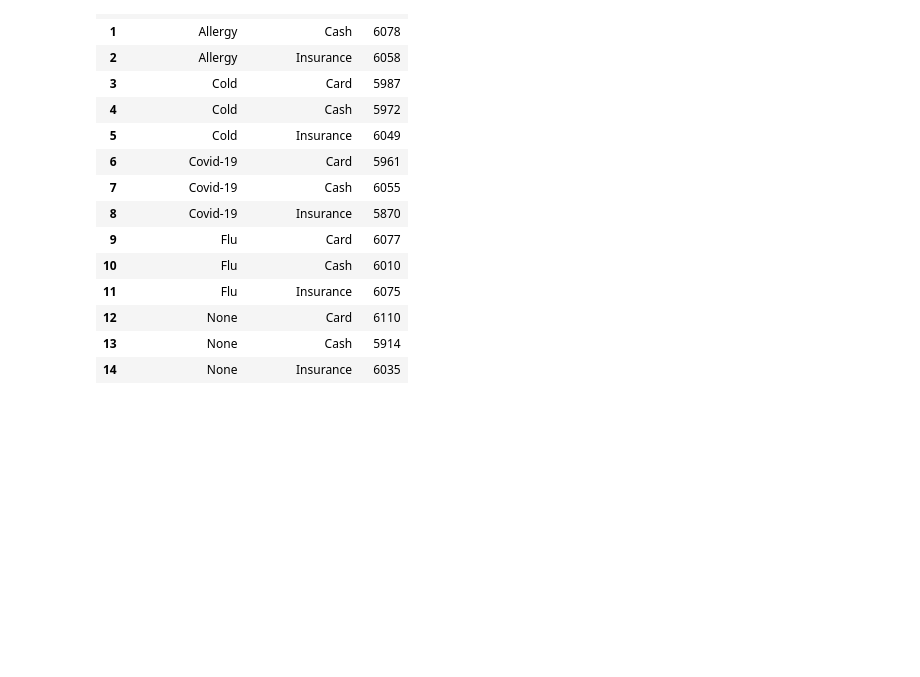
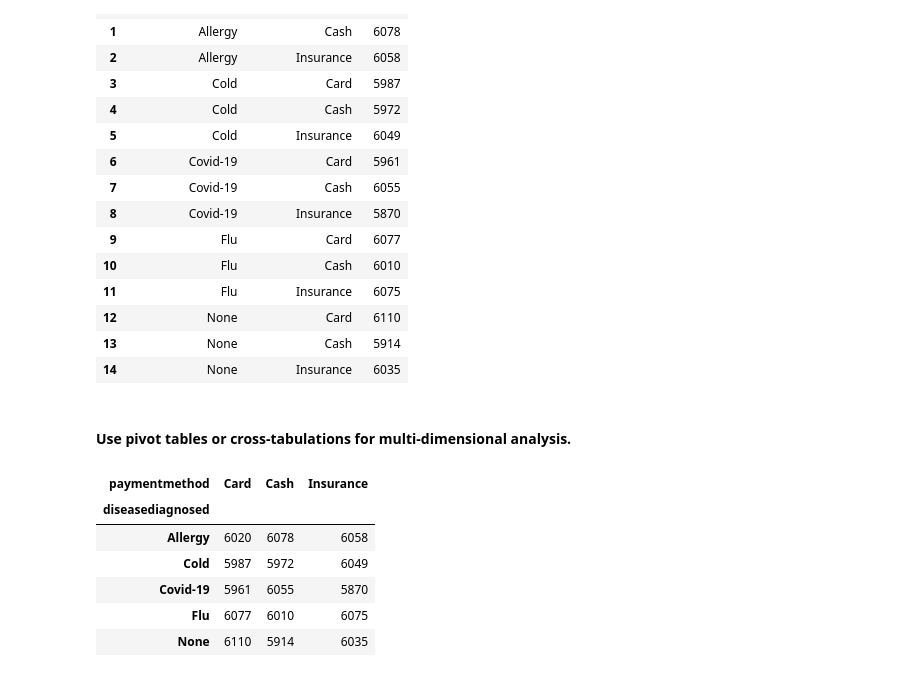
Before and after one commit to Helzheng123/datasci_2_manipulation, a Jupyter notebook: hha507_wk2_assignment.ipynb, the cells around one changed output. Saved outputs shown, nothing was run; the diff lists cells and outputs as text; code cells hidden in the pictures; blank space fills up the shorter version.

```diff
--- a/hha507_wk2_assignment.ipynb
+++ b/hha507_wk2_assignment.ipynb
@@ -236,3 +236,16 @@ ways_to_pay
 | 12 | None | Card | 6110 |
 | 13 | None | Cash | 5914 |
 | 14 | None | Insurance | 6035 |
+# %% [markdown]
+#### Use pivot tables or cross-tabulations for multi-dimensional analysis.
+# %%
+# disease diagnosed and payment pivot table
+ways_to_pay.pivot_table(index='diseasediagnosed', columns='paymentmethod', values= 'count')
+# %% [output]
+| paymentmethod | Card | Cash | Insurance |
+| diseasediagnosed |  |  |  |
+| Allergy | 6020 | 6078 | 6058 |
+| Cold | 5987 | 5972 | 6049 |
+| Covid-19 | 5961 | 6055 | 5870 |
+| Flu | 6077 | 6010 | 6075 |
+| None | 6110 | 5914 | 6035 |
```
Also changed, not shown: parts of 2 cells of this notebook.
